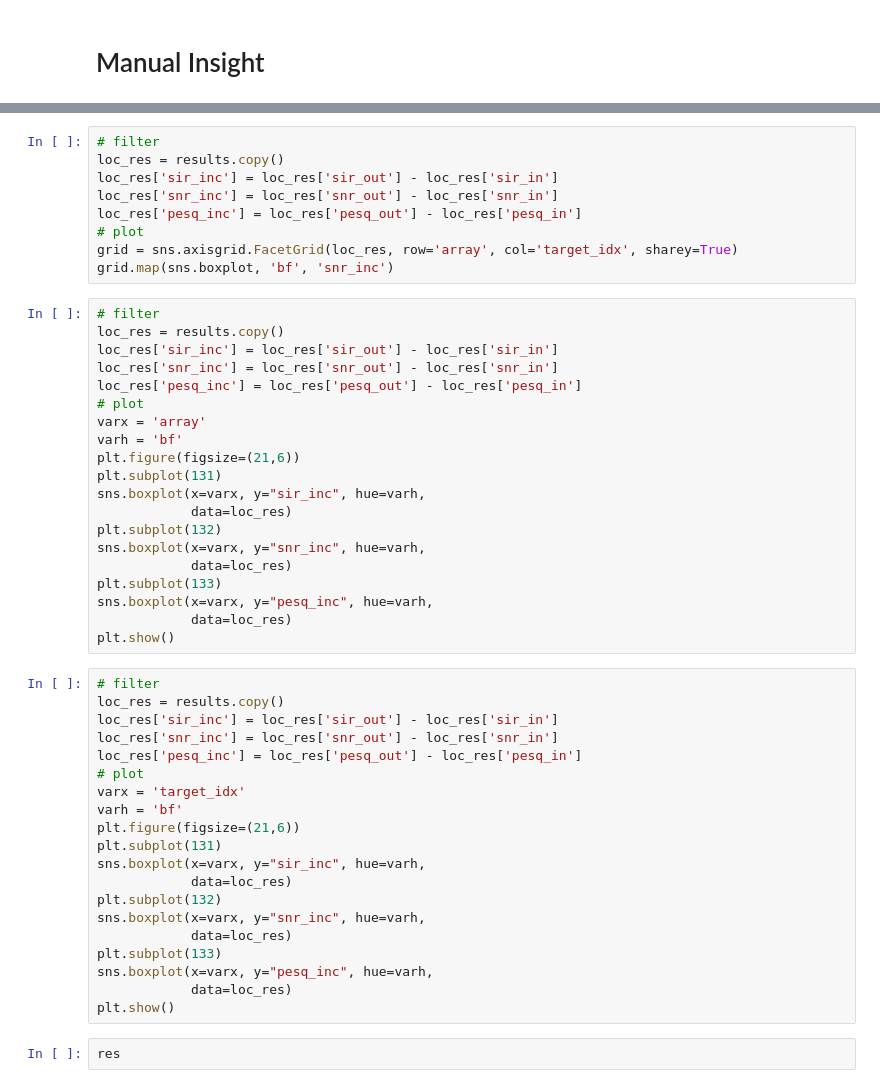
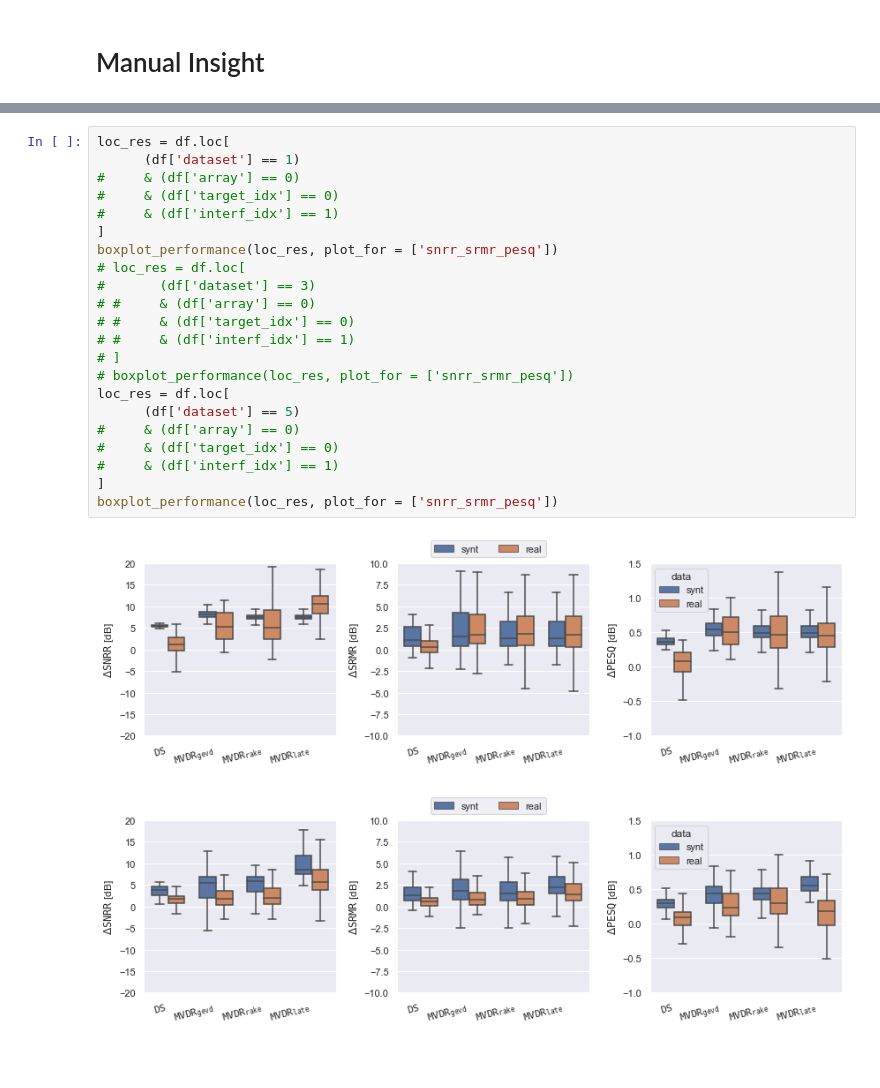
Before and after one commit to Chutlhu/dEchorate, a Jupyter notebook: notebooks/Echo aware Beamforming - results for journal.ipynb, the cells around one changed output, grey strips where cells are left out. Drawn from its saved outputs; the diff is of its cells as text; blank space fills up the shorter version.

```diff
--- a/notebooks/Echo aware Beamforming - results for journal.ipynb
+++ b/notebooks/Echo aware Beamforming - results for journal.ipynb
@@ -308,51 +234,25 @@ grid.map(sns.boxplot, 'bf', 'sir_inc')
-# %%
-# filter
-loc_res = results.copy()
-loc_res['sir_inc'] = loc_res['sir_out'] - loc_res['sir_in']
-loc_res['snr_inc'] = loc_res['snr_out'] - loc_res['snr_in']
-loc_res['pesq_inc'] = loc_res['pesq_out'] - loc_res['pesq_in']
-# plot
-grid = sns.axisgrid.FacetGrid(loc_res, row='array', col='target_idx', sharey=True)
-grid.map(sns.boxplot, 'bf', 'snr_inc')
-# %%
-# filter
-loc_res = results.copy()
-loc_res['sir_inc'] = loc_res['sir_out'] - loc_res['sir_in']
-loc_res['snr_inc'] = loc_res['snr_out'] - loc_res['snr_in']
-loc_res['pesq_inc'] = loc_res['pesq_out'] - loc_res['pesq_in']
-# plot
-varx = 'array'
-varh = 'bf'
-plt.figure(figsize=(21,6))
-plt.subplot(131)
-sns.boxplot(x=varx, y="sir_inc", hue=varh,
-            data=loc_res)
-plt.subplot(132)
-sns.boxplot(x=varx, y="snr_inc", hue=varh,
-            data=loc_res)
-plt.subplot(133)
-sns.boxplot(x=varx, y="pesq_inc", hue=varh,
-            data=loc_res)
-plt.show()
-# %%
-# filter
-loc_res = results.copy()
-loc_res['sir_inc'] = loc_res['sir_out'] - loc_res['sir_in']
-loc_res['snr_inc'] = loc_res['snr_out'] - loc_res['snr_in']
-loc_res['pesq_inc'] = loc_res['pesq_out'] - loc_res['pesq_in']
-# plot
-varx = 'target_idx'
-varh = 'bf'
-plt.figure(figsize=(21,6))
-plt.subplot(131)
-sns.boxplot(x=varx, y="sir_inc", hue=varh,
-            data=loc_res)
-plt.subplot(132)
-sns.boxplot(x=varx, y="snr_inc", hue=varh,
-            data=loc_res)
-plt.subplot(133)
-sns.boxplot(x=varx, y="pesq_inc", hue=varh,
-            data=loc_res)
-plt.show()
-# %%
-res
+# %%
+loc_res = df.loc[
+      (df['dataset'] == 1)
+#     & (df['array'] == 0)
+#     & (df['target_idx'] == 0)
+#     & (df['interf_idx'] == 1)
+]
+boxplot_performance(loc_res, plot_for = ['snrr_srmr_pesq'])
+# loc_res = df.loc[
+#       (df['dataset'] == 3)
+# #     & (df['array'] == 0)
+# #     & (df['target_idx'] == 0)
+# #     & (df['interf_idx'] == 1)
+# ]
+# boxplot_performance(loc_res, plot_for = ['snrr_srmr_pesq'])
+loc_res = df.loc[
+      (df['dataset'] == 5)
+#     & (df['array'] == 0)
+#     & (df['target_idx'] == 0)
+#     & (df['interf_idx'] == 1)
+]
+boxplot_performance(loc_res, plot_for = ['snrr_srmr_pesq'])
+# %% [output]
+[figure, added]
+[figure, added]
```
Also changed, not shown: parts of 16 cells of this notebook, 11 other files.
